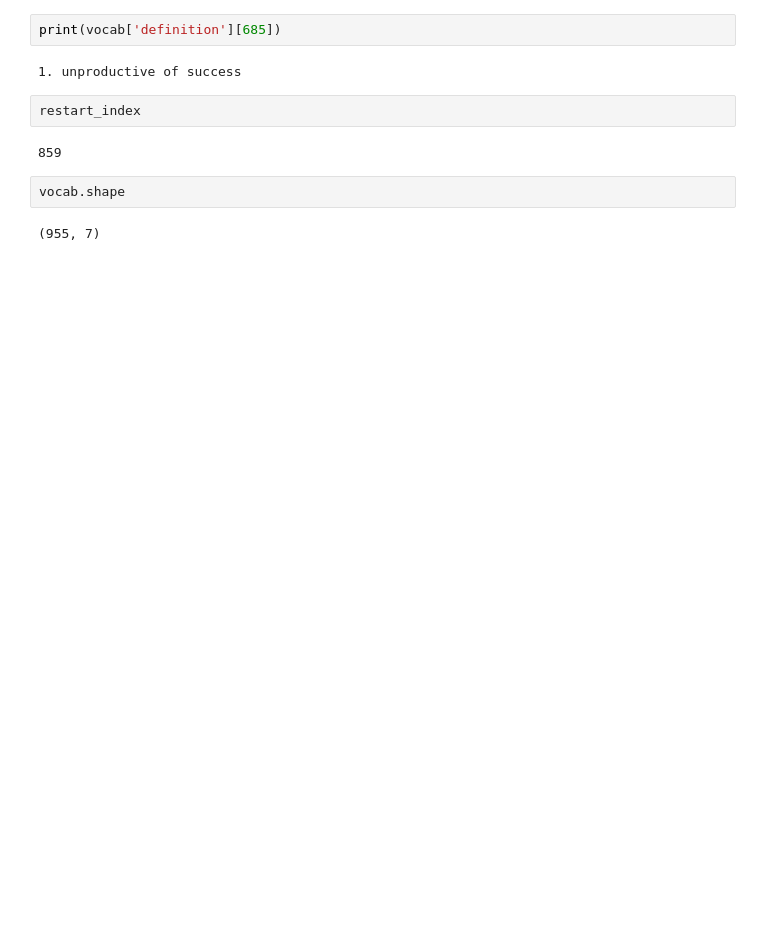
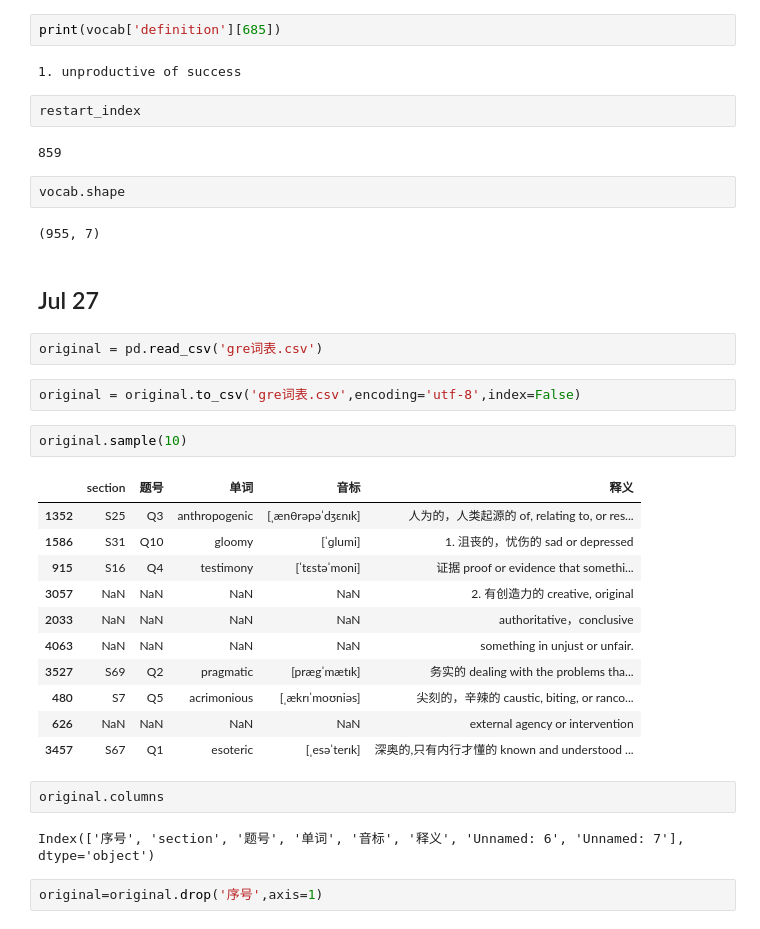
Before and after one commit to CharryWu/GreVocab, a Jupyter notebook: fetch.ipynb, the cells around one changed output. Cells and saved outputs as stored; diff of their text form; blank space fills up the shorter version.

```diff
--- a/fetch.ipynb
+++ b/fetch.ipynb
@@ -148,3 +149,29 @@ restart_index
 vocab.shape
 # %% [output]
 (955, 7)
+# %% [markdown]
+## Jul 27
+# %%
+original = pd.read_csv('gre词表.csv')
+# %%
+original = original.to_csv('gre词表.csv',encoding='utf-8',index=False)
+# %%
+original.sample(10)
+# %% [output]
+|  | section | 题号 | 单词 | 音标 | 释义 |
+| 1352 | S25 | Q3 | anthropogenic | [ˌænθrəpəˈdʒɛnɪk] | 人为的，人类起源的 of, relating to, or res... |
+| 1586 | S31 | Q10 | gloomy | [ˈɡlumi] | 1. 沮丧的，忧伤的 sad or depressed |
+| 915 | S16 | Q4 | testimony | [ˈtɛstəˈmoni] | 证据 proof or evidence that somethi... |
+| 3057 | NaN | NaN | NaN | NaN | 2. 有创造力的 creative, original |
+| 2033 | NaN | NaN | NaN | NaN | authoritative，conclusive |
+| 4063 | NaN | NaN | NaN | NaN | something in unjust or unfair. |
+| 3527 | S69 | Q2 | pragmatic | [prægˈmætɪk] | 务实的 dealing with the problems tha... |
+| 480 | S7 | Q5 | acrimonious | [ˌækrɪˈmoʊniəs] | 尖刻的，辛辣的 caustic, biting, or ranco... |
+| 626 | NaN | NaN | NaN | NaN | external agency or intervention |
+| 3457 | S67 | Q1 | esoteric | [ˌesəˈterɪk] | 深奥的,只有内行才懂的 known and understood ... |
+# %%
+original.columns
+# %% [output]
+Index(['序号', 'section', '题号', '单词', '音标', '释义', 'Unnamed: 6', 'Unnamed: 7'], dtype='object')
+# %%
+original=original.drop('序号',axis=1)
```
Also changed, not shown: parts of 20 cells of this notebook, 6 other files.
